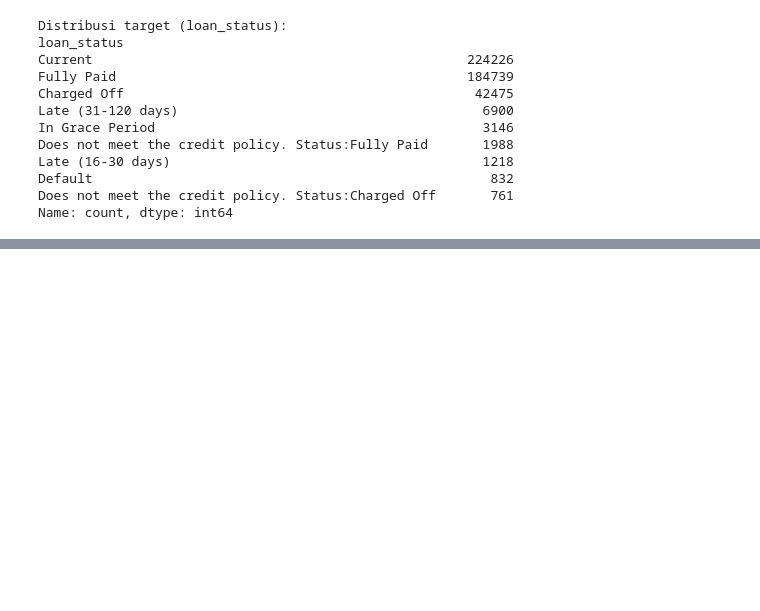
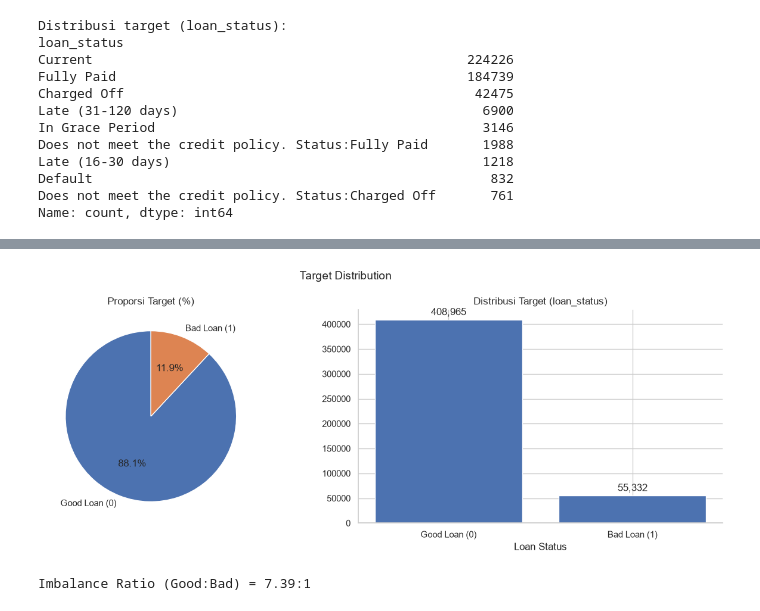
Before and after one commit to Juliama26/idx-partners-ds-project, a Jupyter notebook: main.ipynb, the cells around one changed output, grey strips where cells are left out. Drawn from its saved outputs; the diff is of its cells as text; code cells hidden in the pictures; blank space fills up the shorter version.

```diff
--- a/main.ipynb
+++ b/main.ipynb
@@ -872,0 +159,13 @@ explain_single_applicant(pos_good)
+# %%
+# Data cleaning
+LEAKAGE_COLS = [
+    'Unnamed: 0', 'id', 'member_id', 'url', 'desc', 'title',
+    'zip_code', 'emp_title', 'policy_code', 'pymnt_plan',
+    'issue_d', 'funded_amnt', 'funded_amnt_inv', 'total_pymnt',
+    'total_pymnt_inv', 'total_rec_prncp', 'total_rec_int',
+    'total_rec_late_fee', 'recoveries', 'collection_recovery_fee',
+    'last_pymnt_d', 'last_pymnt_amnt', 'next_pymnt_d', 'last_credit_pull_d',
+    'out_prncp', 'out_prncp_inv', 'sub_grade'
+]
+df.drop(columns=LEAKAGE_COLS, errors='ignore', inplace=True)
+print('Ukuran dataset setelah di drop:', df.shape)
@@ -872,0 +215,27 @@ explain_single_applicant(pos_good)
+# %%
+counts = df['loan_status'].value_counts().sort_index()
+labels = ['Good Loan (0)', 'Bad Loan (1)']
+
+fig, axes = plt.subplots(1, 2, figsize=(13, 5))
+axes[0].pie(
+    counts,
+    labels=labels,
+    autopct='%1.1f%%',
+    startangle=90
+)
+axes[0].set_title('Proporsi Target (%)')
+
+bars = axes[1].bar(labels, counts.values)
+axes[1].set_xlabel('Loan Status')
+axes[1].set_title('Distribusi Target (loan_status)')
+axes[1].spines[['top', 'right']].set_visible(False)
+
+axes[1].bar_label(bars, labels=[f'{x:,}' for x in counts], padding=3)
+
+plt.suptitle('Target Distribution', fontsize=14)
+plt.tight_layout()
+plt.show()
+print(f'Imbalance Ratio (Good:Bad) = {counts[0]/counts[1]:.2f}:1')
+# %% [output]
+[figure, added]
+Imbalance Ratio (Good:Bad) = 7.39:1
```
Also changed, not shown: parts of 56 cells of this notebook, 1 other file.
